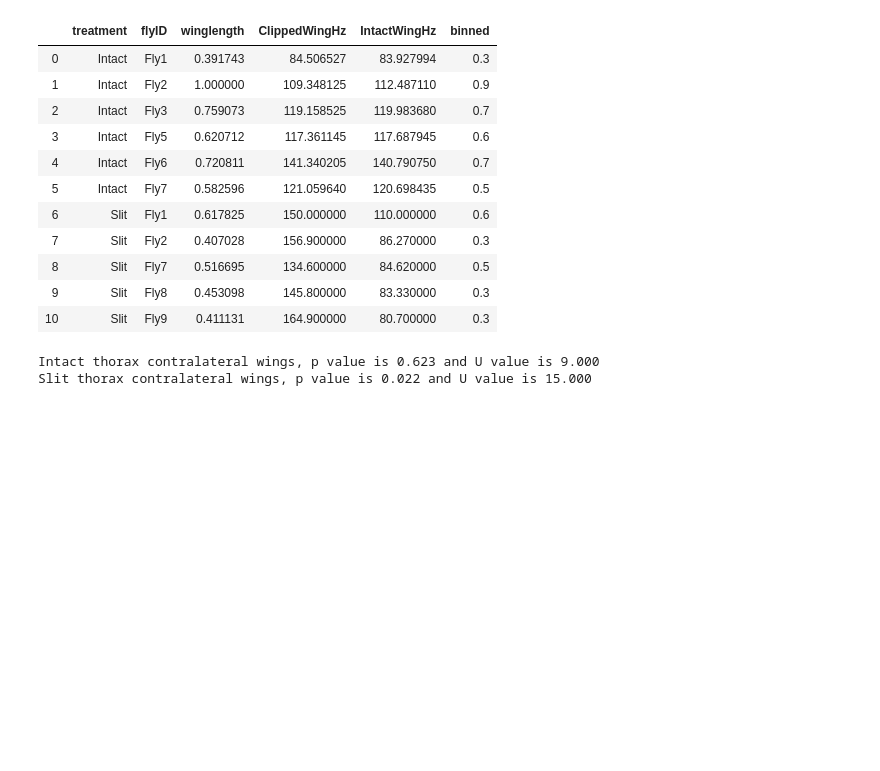
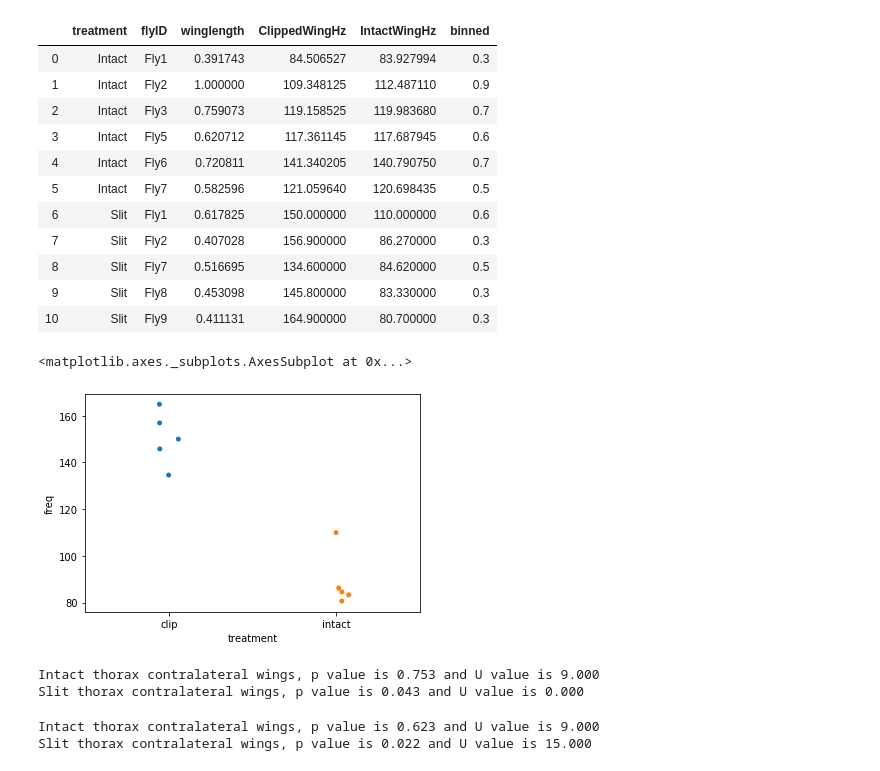
Before and after one commit to TanviDeora/Coupled_dual_oscillators_DeoraSaneSane, a Jupyter notebook: SummaryStats.ipynb, the cells around one changed output. Drawn from its saved outputs; the diff is of its cells as text; code cells hidden in the pictures; blank space fills up the shorter version.

```diff
--- a/SummaryStats.ipynb
+++ b/SummaryStats.ipynb
@@ -56,6 +56,24 @@ new_df
 | 8 | Slit | Fly7 | 0.516695 | 134.600000 | 84.620000 | 0.5 |
 | 9 | Slit | Fly8 | 0.453098 | 145.800000 | 83.330000 | 0.3 |
 | 10 | Slit | Fly9 | 0.411131 | 164.900000 | 80.700000 | 0.3 |
+# %%
+temp = pd.DataFrame({'clip': clipw, 'intact': intactw})
+temp_sns = pd.melt(temp, value_vars = ['clip', 'intact'],
+                  value_name = 'freq',
+                  var_name = 'treatment')
+sns.stripplot(x = 'treatment', y = 'freq', data = temp_sns)
+# %% [output]
+<matplotlib.axes._subplots.AxesSubplot at 0x...>
+[figure, added]
+# %%
+for trt, df in new_df.groupby('treatment'):
+    clipw = df.ClippedWingHz.values
+    intactw = df.IntactWingHz.values
+    U, p = stats.wilcoxon(clipw, intactw, alternative="two-sided")
+    print('%s thorax contralateral wings, p value is %0.3f and U value is %0.3f' %(trt, p, U))
+# %% [output]
+Intact thorax contralateral wings, p value is 0.753 and U value is 9.000
+Slit thorax contralateral wings, p value is 0.043 and U value is 0.000
 # %%
 for trt, df in new_df.groupby('treatment'):
     clipw = df.ClippedWingHz.values
```
Also changed, not shown: parts of 18 cells of this notebook, 27 other files.
